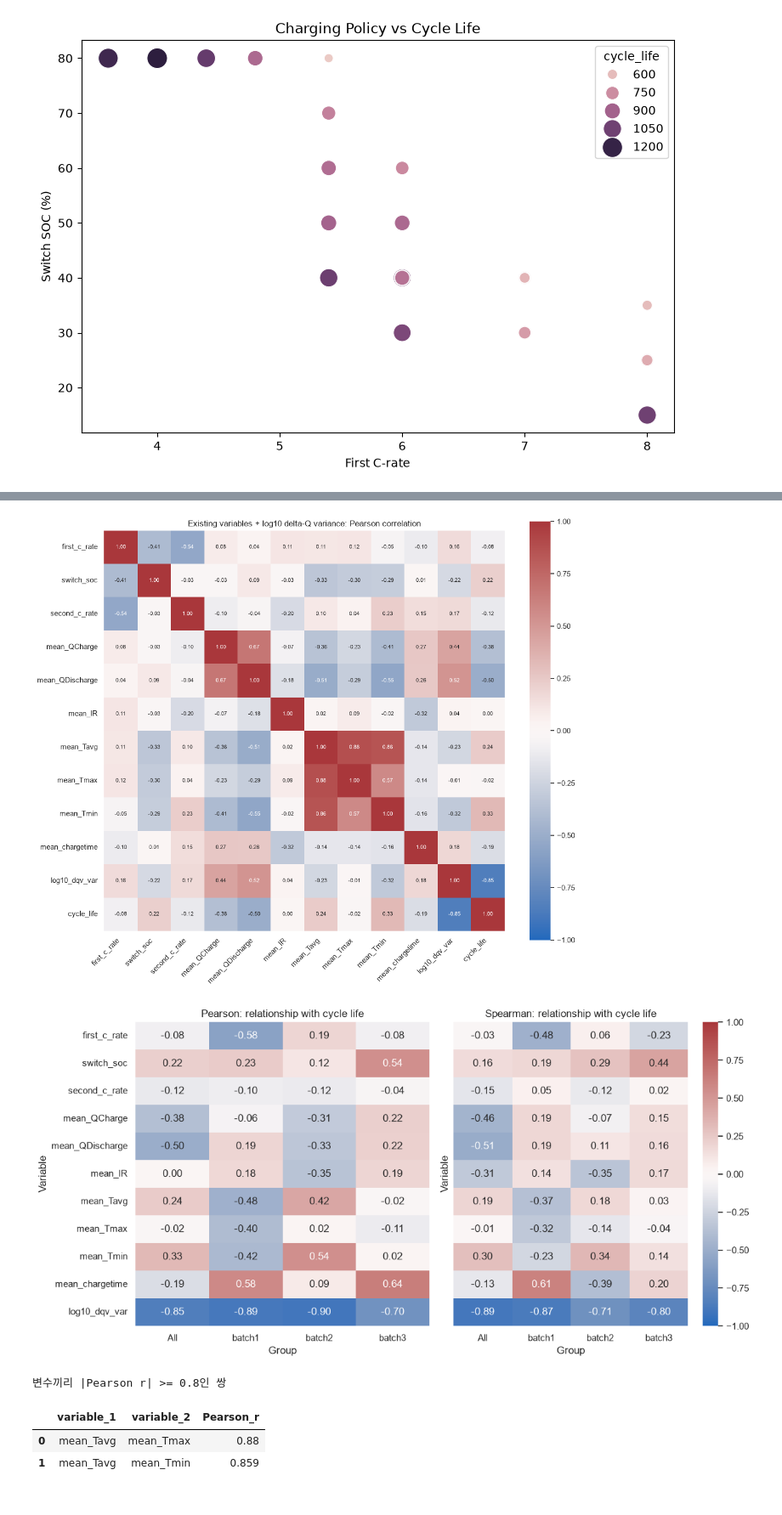
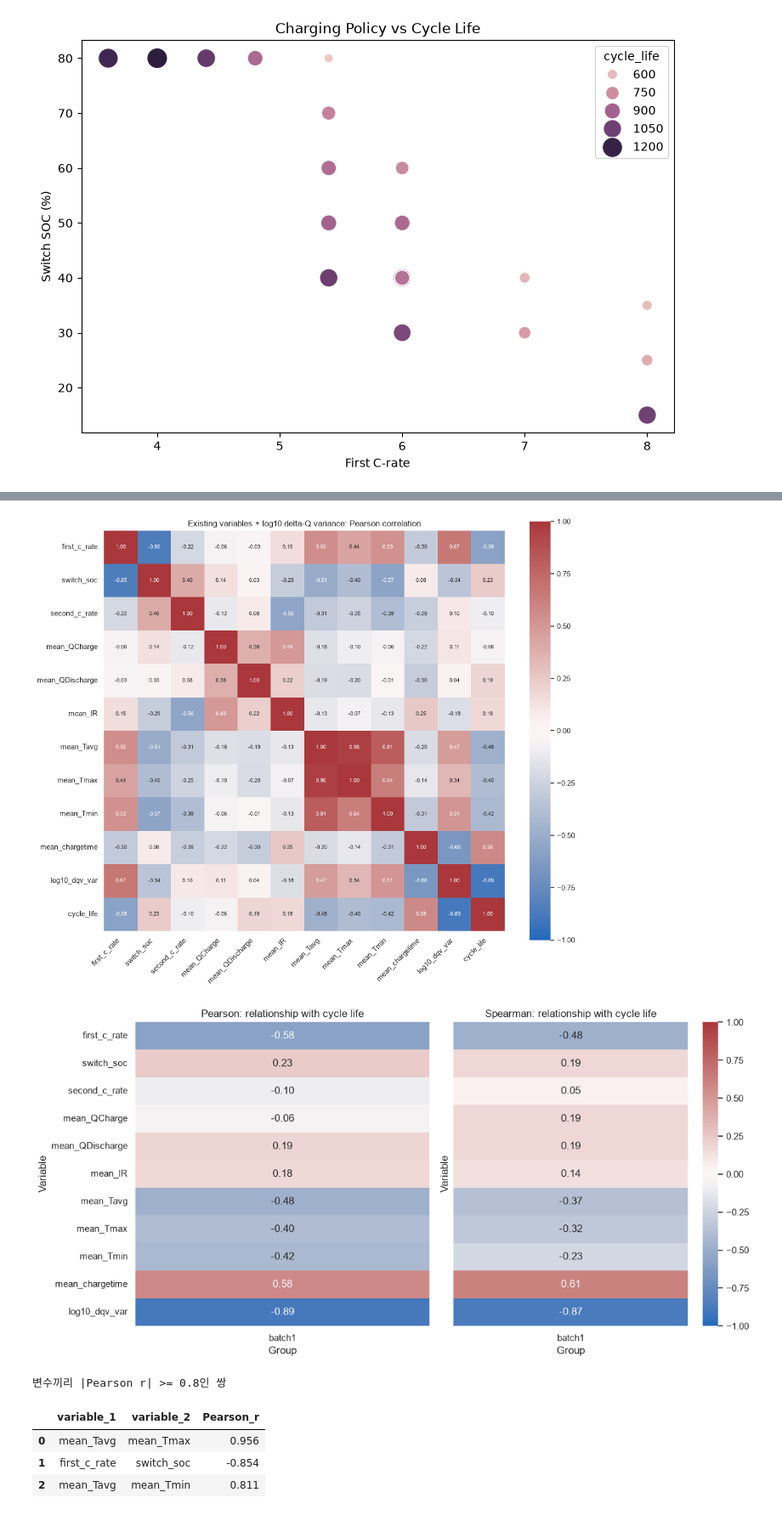
Before and after one commit to chubuzu/Data_Analytics_MiniProject_Skala, a Jupyter notebook: notebooks/02_eda.ipynb, the cells around one changed output, grey strips where cells are left out. Shown at 85% size. Drawn from its saved outputs; the diff is of its cells as text; code cells hidden in the pictures.

```diff
--- a/notebooks/02_eda.ipynb
+++ b/notebooks/02_eda.ipynb
@@ -301,12 +295,12 @@ import numpy as np
 import pandas as pd
 import matplotlib.pyplot as plt
 import seaborn as sns
-from scipy.stats import fisher_exact, linregress, spearmanr
+from scipy.stats import linregress, spearmanr
 from IPython.display import display
 
 ROOT = Path.cwd().parent if Path.cwd().name == "notebooks" else Path.cwd()
 DATA = ROOT / "data" / "processed"
-BATCHES = ["batch1", "batch2", "batch3"]
+BATCHES = ["batch1"]
 KEYS = ["batch", "cell_id"]
 sns.set_theme(style="whitegrid")
 pd.options.display.float_format = "{:.3g}".format
@@ -321,12 +315,6 @@ all_summary = pd.concat([
 assert not all_cells.duplicated(KEYS).any()
 assert not all_summary.duplicated(KEYS + ["cycle"]).any()
 
-all_cells["variant"] = np.select(
-    [all_cells["policy"].str.contains("SLOWCYCLE", na=False),
-     all_cells["policy"].str.startswith("VarCharge", na=False),
-     all_cells["policy"].str.contains("newstructure", na=False)],
-    ["Slowcycle", "VarCharge", "Newstructure"], default="Base"
-)
 all_cells["protocol"] = all_cells["policy"].str.extract(
     r"^(\d+(?:\.\d+)?C\(\d+(?:\.\d+)?%\)-\d+(?:\.\d+)?C)", expand=False
 ).fillna(all_cells["policy"])
@@ -337,7 +325,7 @@ print(f"전체 {len(all_cells)}개 중 수명 확인 {len(known)}개, 수명 결
 
 def association_table(frame, features):
     rows = []
-    for group_name, group in [("All", frame), *list(frame.groupby("batch"))]:
+    for group_name, group in [("batch1", frame)]:
         for feature in features:
             valid = group[[feature, "cycle_life"]].dropna()
             if len(valid) < 3 or valid.nunique().min() < 2:
@@ -687,7 +565,7 @@ assert np.isfinite(correlation_data[correlation_features + ["cycle_life"]].to_nu
 display(correlation_data.groupby("batch").size().rename("n_cells"))
 
 correlation_stats = association_table(correlation_data, correlation_features)
-group_order = ["All", *BATCHES]
+group_order = ["batch1"]
 pearson_life = correlation_stats.pivot(index="feature", columns="group", values="Pearson_r").reindex(
     index=correlation_features, columns=group_order
 )
@@ -695,8 +573,8 @@ spearman_life = correlation_stats.pivot(index="feature", columns="group", values
     index=correlation_features, columns=group_order
 )
 # 로그 지표가 같은 셀에 연결됐는지 앞의 분석 결과와 대조한다.
-assert np.isclose(pearson_life.loc["log10_dqv_var", "All"],
-                  dqv_stats.loc[dqv_stats["group"].eq("All"), "Pearson_r"].iloc[0])
+assert np.isclose(pearson_life.loc["log10_dqv_var", "batch1"],
+                  dqv_stats.loc[dqv_stats["group"].eq("batch1"), "Pearson_r"].iloc[0])
 display(pd.concat({"Pearson": pearson_life, "Spearman": spearman_life}, axis=1).round(3))
 
 correlation_matrix = correlation_data[correlation_features + ["cycle_life"]].corr(method="pearson")
@@ -752,6 +628,7 @@ Name: n_cells, dtype: int64
-[figure, old version]
+[figure, new version]
-[figure, old version]
+[figure, new version]
 변수끼리 |Pearson r| >= 0.8인 쌍
 |  | variable_1 | variable_2 | Pearson_r |
-| 0 | mean_Tavg | mean_Tmax | 0.88 |
-| 1 | mean_Tavg | mean_Tmin | 0.859 |
+| 0 | mean_Tavg | mean_Tmax | 0.956 |
+| 1 | first_c_rate | switch_soc | -0.854 |
+| 2 | mean_Tavg | mean_Tmin | 0.811 |
```
Also changed, not shown: parts of 34 cells of this notebook, 20 other files.
